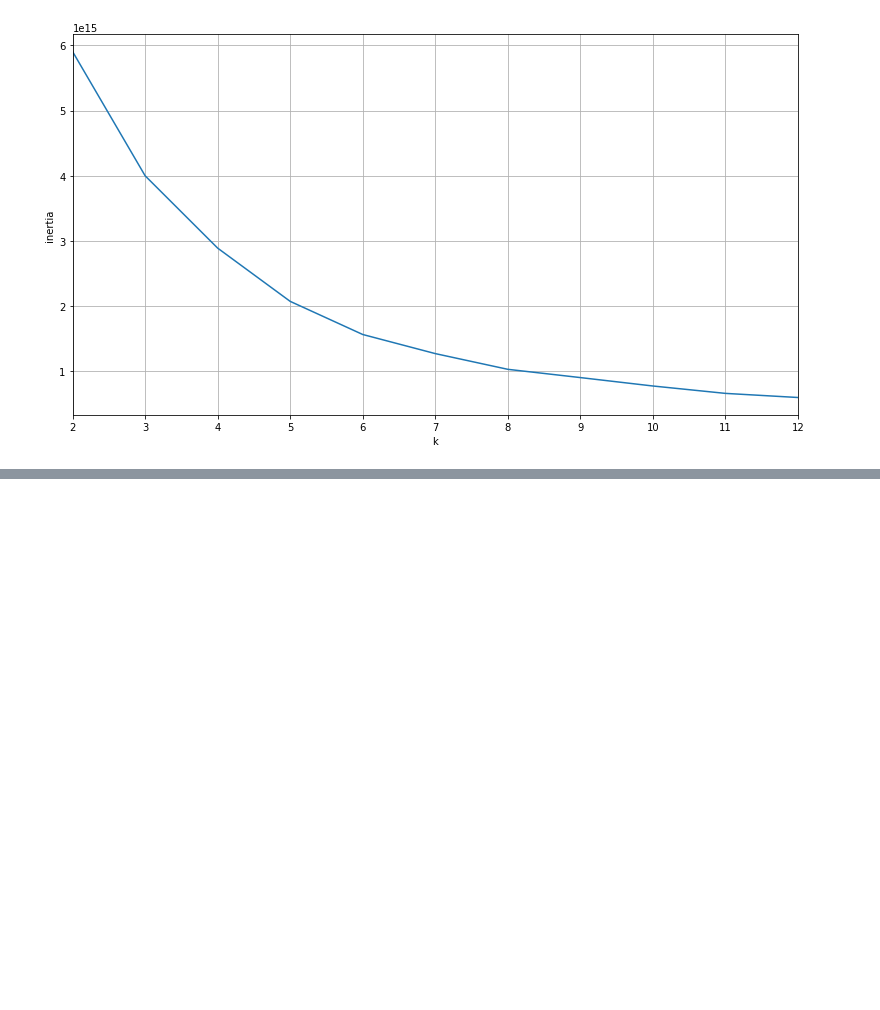
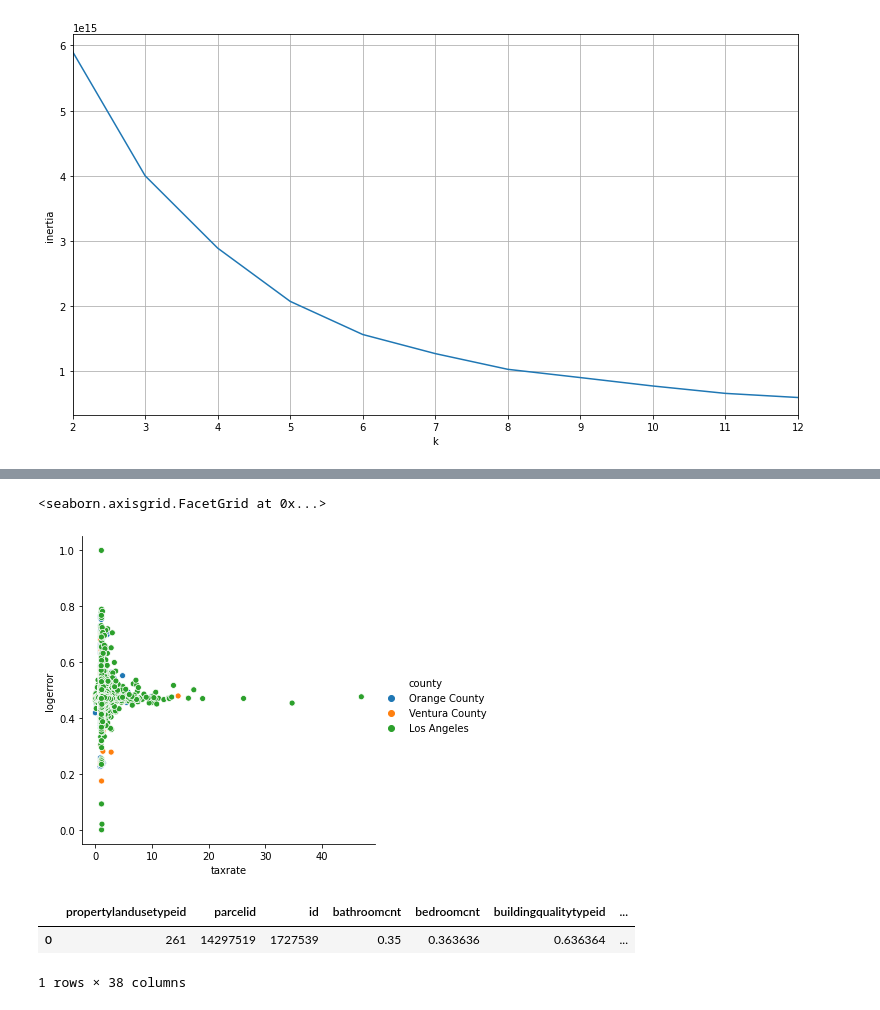
Before and after one commit to minimizing-zillow-logerror/zillow-clustering-project, a Jupyter notebook: sonny_zillow_exploration.ipynb, the cells around one changed output, grey strips where cells are left out. Drawn from its saved outputs; the diff is of its cells as text; code cells hidden in the pictures; blank space fills up the shorter version.

```diff
--- a/sonny_zillow_exploration.ipynb
+++ b/sonny_zillow_exploration.ipynb
@@ -190,0 +200,14 @@ plt.scatter(df.latitude, df.longitude, c=df.cluster)
+# %%
+# create taxrate variable
+df['taxrate'] = df.taxamount/df.taxvaluedollarcnt
+# %%
+sns.relplot(x="taxrate", y="logerror", hue = 'county',data=df)
+# %% [output]
+<seaborn.axisgrid.FacetGrid at 0x...>
+[figure, added]
+# %%
+df.head(1)
+# %% [output]
+|  | propertylandusetypeid | parcelid | id | bathroomcnt | bedroomcnt | buildingqualitytypeid | ... |
+| 0 | 261 | 14297519 | 1727539 | 0.35 | 0.363636 | 0.636364 | ... |
+1 rows × 38 columns
```
Also changed, not shown: parts of 20 cells of this notebook.
